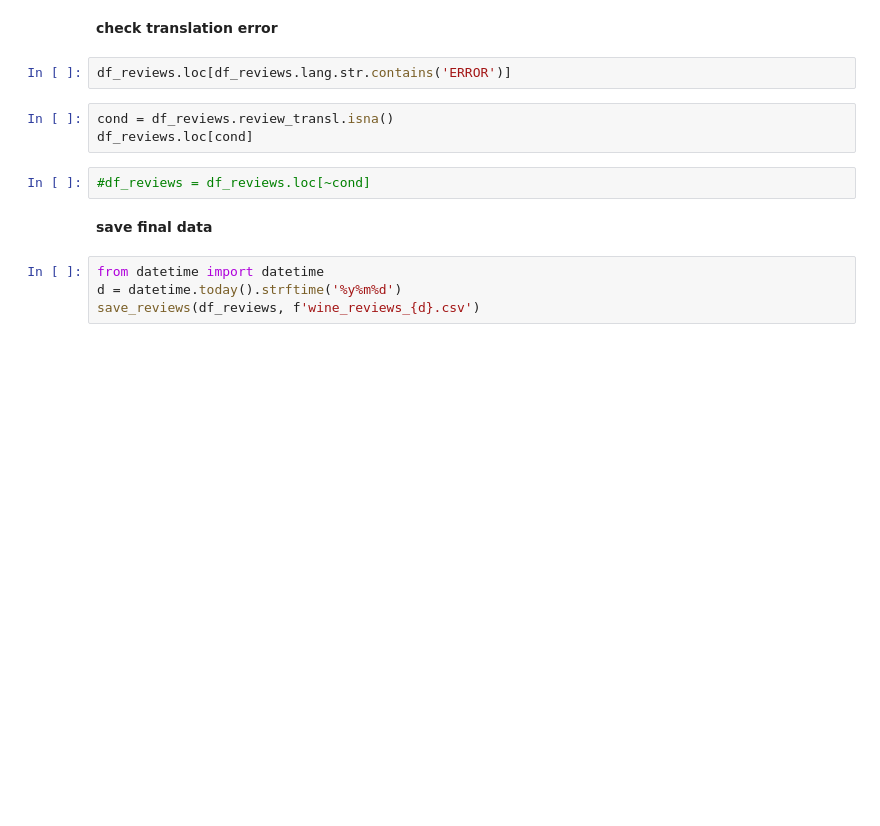
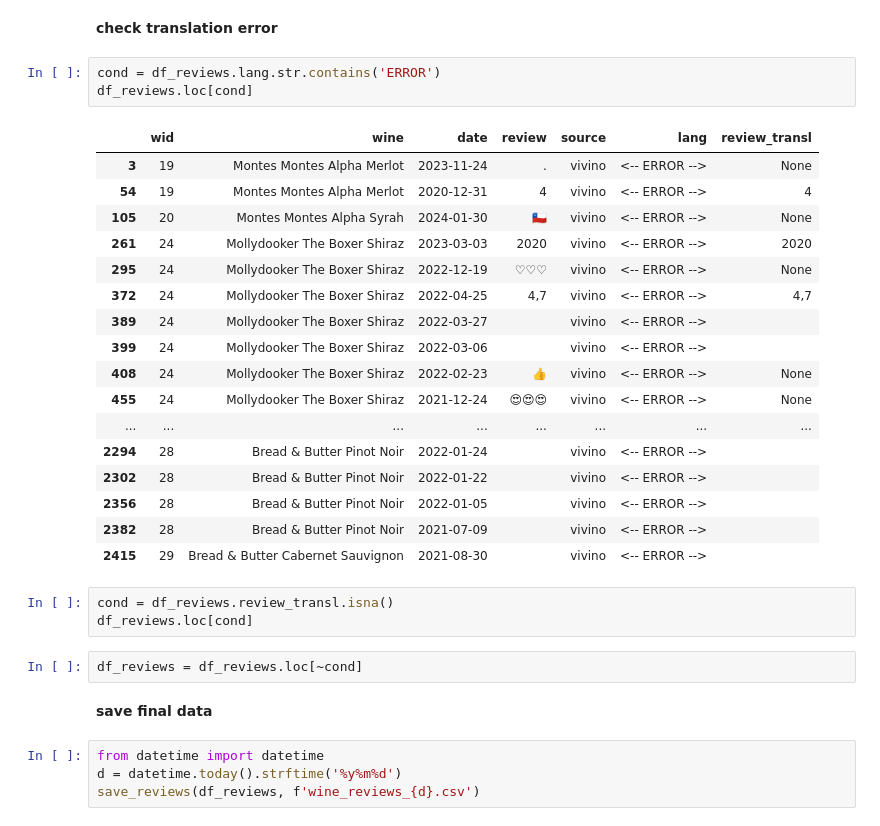
Before and after one commit to lbk209/topic_modeling, a Jupyter notebook: vivino_community_reviews.ipynb, the cells around one changed output. Cells and saved outputs as stored; diff of their text form; blank space fills up the shorter version.

Commit message:
Add files via upload
collect new reviews

```diff
--- a/vivino_community_reviews.ipynb
+++ b/vivino_community_reviews.ipynb
@@ -357,12 +337,31 @@ df_reviews.head()
 # %% [markdown]
 **check translation error**
 # %%
-df_reviews.loc[df_reviews.lang.str.contains('ERROR')]
+cond = df_reviews.lang.str.contains('ERROR')
+df_reviews.loc[cond]
+# %% [output]
+|  | wid | wine | date | review | source | lang | review_transl |
+| 3 | 19 | Montes Montes Alpha Merlot | 2023-11-24 | . | vivino | <-- ERROR --> | None |
+| 54 | 19 | Montes Montes Alpha Merlot | 2020-12-31 | 4 | vivino | <-- ERROR --> | 4 |
+| 105 | 20 | Montes Montes Alpha Syrah | 2024-01-30 | 🇨🇱 | vivino | <-- ERROR --> | None |
+| 261 | 24 | Mollydooker The Boxer Shiraz | 2023-03-03 | 2020 | vivino | <-- ERROR --> | 2020 |
+| 295 | 24 | Mollydooker The Boxer Shiraz | 2022-12-19 | ♡♡♡ | vivino | <-- ERROR --> | None |
+| 372 | 24 | Mollydooker The Boxer Shiraz | 2022-04-25 | 4,7 | vivino | <-- ERROR --> | 4,7 |
+| 389 | 24 | Mollydooker The Boxer Shiraz | 2022-03-27 |  | vivino | <-- ERROR --> |  |
+| 399 | 24 | Mollydooker The Boxer Shiraz | 2022-03-06 |  | vivino | <-- ERROR --> |  |
+| 408 | 24 | Mollydooker The Boxer Shiraz | 2022-02-23 | 👍 | vivino | <-- ERROR --> | None |
+| 455 | 24 | Mollydooker The Boxer Shiraz | 2021-12-24 | 😍😍😍 | vivino | <-- ERROR --> | None |
+| ... | ... | ... | ... | ... | ... | ... | ... |
+| 2294 | 28 | Bread & Butter Pinot Noir | 2022-01-24 |  | vivino | <-- ERROR --> |  |
+| 2302 | 28 | Bread & Butter Pinot Noir | 2022-01-22 |  | vivino | <-- ERROR --> |  |
+| 2356 | 28 | Bread & Butter Pinot Noir | 2022-01-05 |  | vivino | <-- ERROR --> |  |
+| 2382 | 28 | Bread & Butter Pinot Noir | 2021-07-09 |  | vivino | <-- ERROR --> |  |
+| 2415 | 29 | Bread & Butter Cabernet Sauvignon | 2021-08-30 |  | vivino | <-- ERROR --> |  |
 # %%
 cond = df_reviews.review_transl.isna()
 df_reviews.loc[cond]
 # %%
-#df_reviews = df_reviews.loc[~cond]
+df_reviews = df_reviews.loc[~cond]
 # %% [markdown]
 **save final data**
 # %%
```
Also changed, not shown: parts of 16 cells of this notebook, 1 other file.
